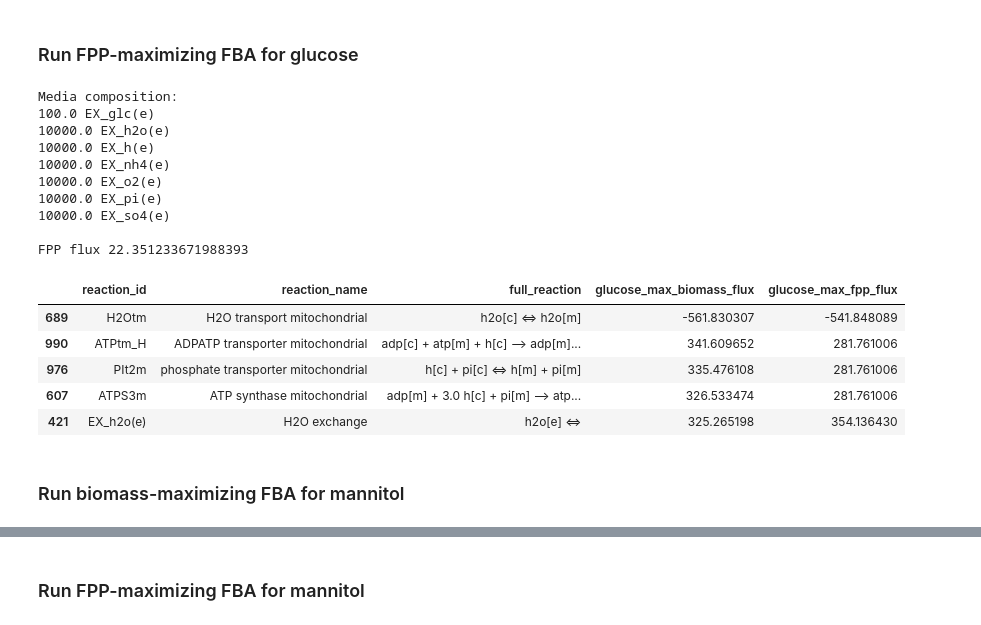
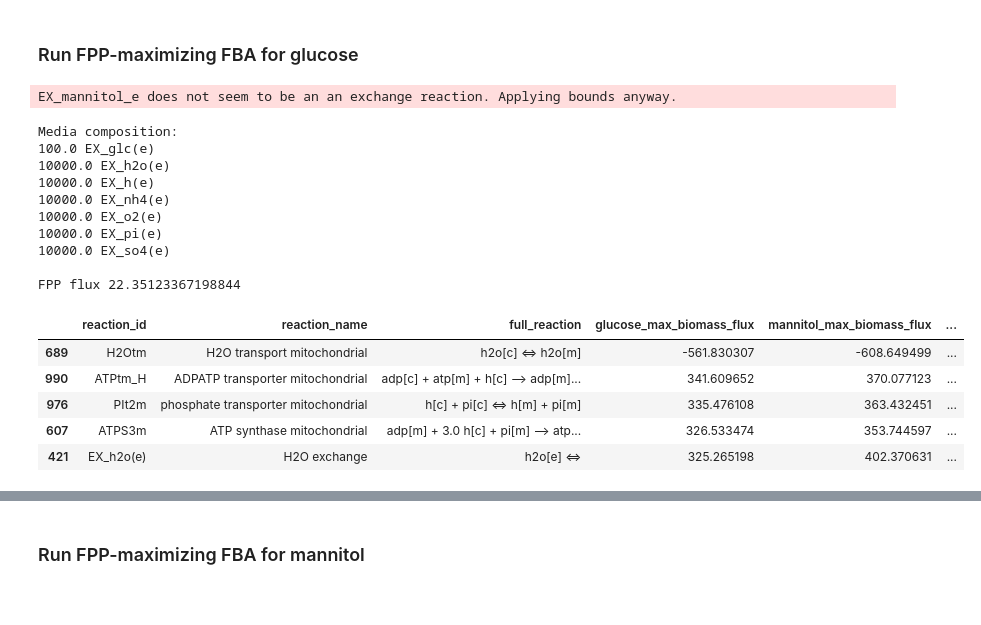
Before and after one commit to garrettroell/yarrrowia_eflux2, a Jupyter notebook: notebooks/E_mannitol.ipynb, the cells around one changed output, grey strips where cells are left out. Cells and saved outputs as stored; diff of their text form; code cells hidden in the pictures.

```diff
--- a/reference_notebooks/C_mannitol.ipynb
+++ b/notebooks/E_mannitol.ipynb
@@ -96,6 +96,7 @@ model.add_reactions([mannitol_dehydrogenase])
 # minimal medium with glycerol as sole carbon source
 model.medium = {
   'EX_glc(e)': 100.0, # 100 mmol of glucose
+  'EX_mannitol_e': 0,
   'EX_h2o(e)': 10000.0,
   'EX_h(e)': 10000.0,
   'EX_nh4(e)': 10000.0,
@@ -160,0 +165,42 @@ Biomass flux 11.398166174413932
+# %%
+# minimal medium with glycerol as sole carbon source
+model.medium = {
+  'EX_glc(e)': 0,
+  'EX_mannitol_e': 100.0, # 100 mmol of mannitol
+  'EX_h2o(e)': 10000.0,
+  'EX_h(e)': 10000.0,
+  'EX_nh4(e)': 10000.0,
+  'EX_o2(e)': 10000.0,
+  'EX_pi(e)': 10000.0,
+  'EX_so4(e)': 10000.0,
+}
+
+with model:
+    # update the model to use the specified medium
+    medium = model.medium
+
+    # print the medium
+    print('Media composition:')
+    [print(model.medium[m], m) for m in model.medium]
+
+    # set the objective to be the biomass reaction (this is the default behavior, but we'll be explicit)
+    model.objective = model.reactions.get_by_id('EX_biom')
+
+    # find the optimal solution
+    solution = cobra.flux_analysis.pfba(model)
+
+    print('\nBiomass flux', solution.fluxes['EX_biom'])
+
+    # create a list to hold the max fpp fluxes
+    flux_values = []
+
+    # loop over the reactions in the fba_results_df dataframe, and add a column for FPP maximmizing glucose fluxes
+    for _, row in fba_results_df.iterrows():
+        reaction_id = row['reaction_id']
+        flux = solution.fluxes[reaction_id]
+        flux_values.append(flux)
+
+# add the max fpp fluxes to the dataframe
+fba_results_df['mannitol_max_biomass_flux'] = flux_values
+
+fba_results_df.head()
@@ -164,6 +227,7 @@ Biomass flux 11.398166174413932
 # minimal medium with glucose as sole carbon source
 model.medium = {
     'EX_glc(e)': 100.0, # 100 mmol of glucose
+    'EX_mannitol_e': 0,
     'EX_h2o(e)': 10000.0,
     'EX_h(e)': 10000.0,
     'EX_nh4(e)': 10000.0,
@@ -177,48 +241,47 @@ solution = 0
 with model:
     # update the model to use the specified medium
     medium = model.medium
 
     # print the medium
     print('Media composition:')
     [print(model.medium[m], m) for m in model.medium]
 
     # set the objective to be the farnesyl diphosphate exchange reaction
     model.objective = model.reactions.get_by_id('EX_frdp[c]')
 
     # find and display the optimal solution
     solution = cobra.flux_analysis.pfba(model)
 
     print('\nFPP flux', solution.fluxes['EX_frdp[c]'])
 
     # create a list to hold the max fpp fluxes
     max_fpp_fluxes = []
 
     # loop over the reactions in the fba_results_df dataframe, and add a column for FPP maximmizing glucose fluxes
     for _, row in fba_results_df.iterrows():
         reaction_id = row['reaction_id']
         flux = solution.fluxes[reaction_id]
         max_fpp_fluxes.append(flux)
 
 # add the max fpp fluxes to the dataframe
 fba_results_df['glucose_max_fpp_flux'] = max_fpp_fluxes
 
 fba_results_df.head()
 # %% [output]
-Media composition:
-100.0 EX_glc(e)
-10000.0 EX_h2o(e)
-10000.0 EX_h(e)
-10000.0 EX_nh4(e)
-10000.0 EX_o2(e)
-10000.0 EX_pi(e)
-10000.0 EX_so4(e)
-
-FPP flux 22.351233671988393
+EX_mannitol_e does not seem to be an an exchange reaction. Applying bounds anyway.
+Media composition:
+100.0 EX_glc(e)
+10000.0 EX_h2o(e)
+10000.0 EX_h(e)
+10000.0 EX_nh4(e)
+10000.0 EX_o2(e)
+10000.0 EX_pi(e)
+10000.0 EX_so4(e)
+
+FPP flux 22.35123367198844
-|  | reaction_id | reaction_name | full_reaction | glucose_max_biomass_flux | glucose_max_fpp_flux |
-| 689 | H2Otm | H2O transport mitochondrial | h2o[c] <=> h2o[m] | -561.830307 | -541.848089 |
-| 990 | ATPtm_H | ADPATP transporter mitochondrial | adp[c] + atp[m] + h[c] --> adp[m]... | 341.609652 | 281.761006 |
-| 976 | PIt2m | phosphate transporter mitochondrial | h[c] + pi[c] <=> h[m] + pi[m] | 335.476108 | 281.761006 |
-| 607 | ATPS3m | ATP synthase mitochondrial | adp[m] + 3.0 h[c] + pi[m] --> atp... | 326.533474 | 281.761006 |
-| 421 | EX_h2o(e) | H2O exchange | h2o[e] <=> | 325.265198 | 354.136430 |
+|  | reaction_id | reaction_name | full_reaction | glucose_max_biomass_flux | mannitol_max_biomass_flux | ... |
+| 689 | H2Otm | H2O transport mitochondrial | h2o[c] <=> h2o[m] | -561.830307 | -608.649499 | ... |
+| 990 | ATPtm_H | ADPATP transporter mitochondrial | adp[c] + atp[m] + h[c] --> adp[m]... | 341.609652 | 370.077123 | ... |
+| 976 | PIt2m | phosphate transporter mitochondrial | h[c] + pi[c] <=> h[m] + pi[m] | 335.476108 | 363.432451 | ... |
+| 607 | ATPS3m | ATP synthase mitochondrial | adp[m] + 3.0 h[c] + pi[m] --> atp... | 326.533474 | 353.744597 | ... |
+| 421 | EX_h2o(e) | H2O exchange | h2o[e] <=> | 325.265198 | 402.370631 | ... |
-# %% [markdown]
-### Run biomass-maximizing FBA for mannitol
```
Also changed, not shown: parts of 24 cells of this notebook, 34 other files.
